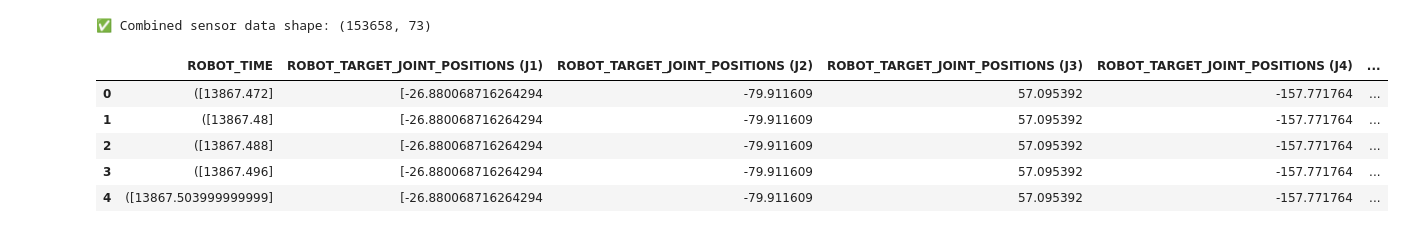
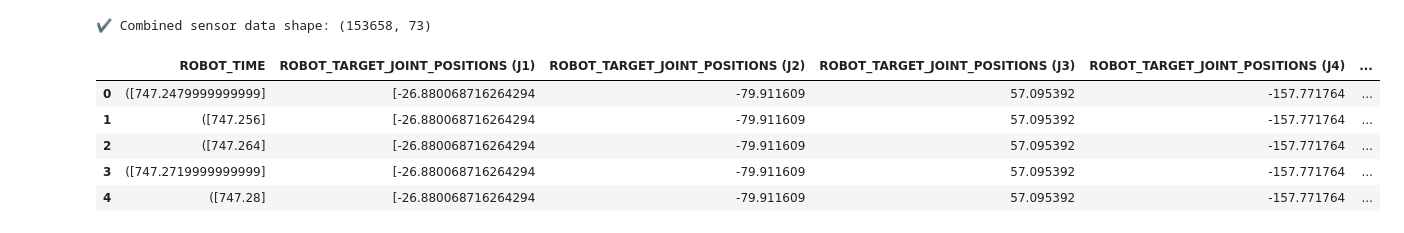
Before and after one commit to LaMinMaung193/Manipulator-Health-Monitoring-EDA, a Jupyter notebook: notebooks/02_data_cleaning.ipynb, the cells around one changed output. Cells and saved outputs as stored; diff of their text form; code cells hidden in the pictures.

Commit message:
update Notebook 02 with improved markdown and structured data-cleaning workflow

```diff
--- a/notebooks/02_data_cleaning.ipynb
+++ b/notebooks/02_data_cleaning.ipynb
@@ -59,24 +69,23 @@ print(header_columns[:15])  # Preview first few columns
 # %%
-import glob
+# List all sensor files
+sensor_files = sorted(glob.glob(os.path.join(sensor_data_dir, "*.csv")))
 
-# Path to raw sensor CSVs
-sensor_files = glob.glob("../data/raw/sensor_data/*.csv")
-
-# Load all CSVs with header columns applied
 dataframes = []
 for file in sensor_files:
+    # Load each file, skipping the header, and assigning the 73 defined column names
     df = pd.read_csv(file, header=None, names=header_columns)
     dataframes.append(df)
 
 # Combine all sensor data
 sensor_data = pd.concat(dataframes, ignore_index=True)
-print(f"✅ Combined sensor data shape: {sensor_data.shape}")
+
+print(f"✔ Combined sensor data shape: {sensor_data.shape}")
 display(sensor_data.head())
 # %% [output]
-✅ Combined sensor data shape: (153658, 73)
+✔ Combined sensor data shape: (153658, 73)
 |  | ROBOT_TIME | ROBOT_TARGET_JOINT_POSITIONS (J1) | ROBOT_TARGET_JOINT_POSITIONS (J2) | ROBOT_TARGET_JOINT_POSITIONS (J3) | ROBOT_TARGET_JOINT_POSITIONS (J4) | ... |
-| 0 | ([13867.472] | [-26.880068716264294 | -79.911609 | 57.095392 | -157.771764 | ... |
-| 1 | ([13867.48] | [-26.880068716264294 | -79.911609 | 57.095392 | -157.771764 | ... |
-| 2 | ([13867.488] | [-26.880068716264294 | -79.911609 | 57.095392 | -157.771764 | ... |
-| 3 | ([13867.496] | [-26.880068716264294 | -79.911609 | 57.095392 | -157.771764 | ... |
-| 4 | ([13867.503999999999] | [-26.880068716264294 | -79.911609 | 57.095392 | -157.771764 | ... |
+| 0 | ([747.2479999999999] | [-26.880068716264294 | -79.911609 | 57.095392 | -157.771764 | ... |
+| 1 | ([747.256] | [-26.880068716264294 | -79.911609 | 57.095392 | -157.771764 | ... |
+| 2 | ([747.264] | [-26.880068716264294 | -79.911609 | 57.095392 | -157.771764 | ... |
+| 3 | ([747.2719999999999] | [-26.880068716264294 | -79.911609 | 57.095392 | -157.771764 | ... |
+| 4 | ([747.28] | [-26.880068716264294 | -79.911609 | 57.095392 | -157.771764 | ... |
```
Also changed, not shown: parts of 33 cells of this notebook.
